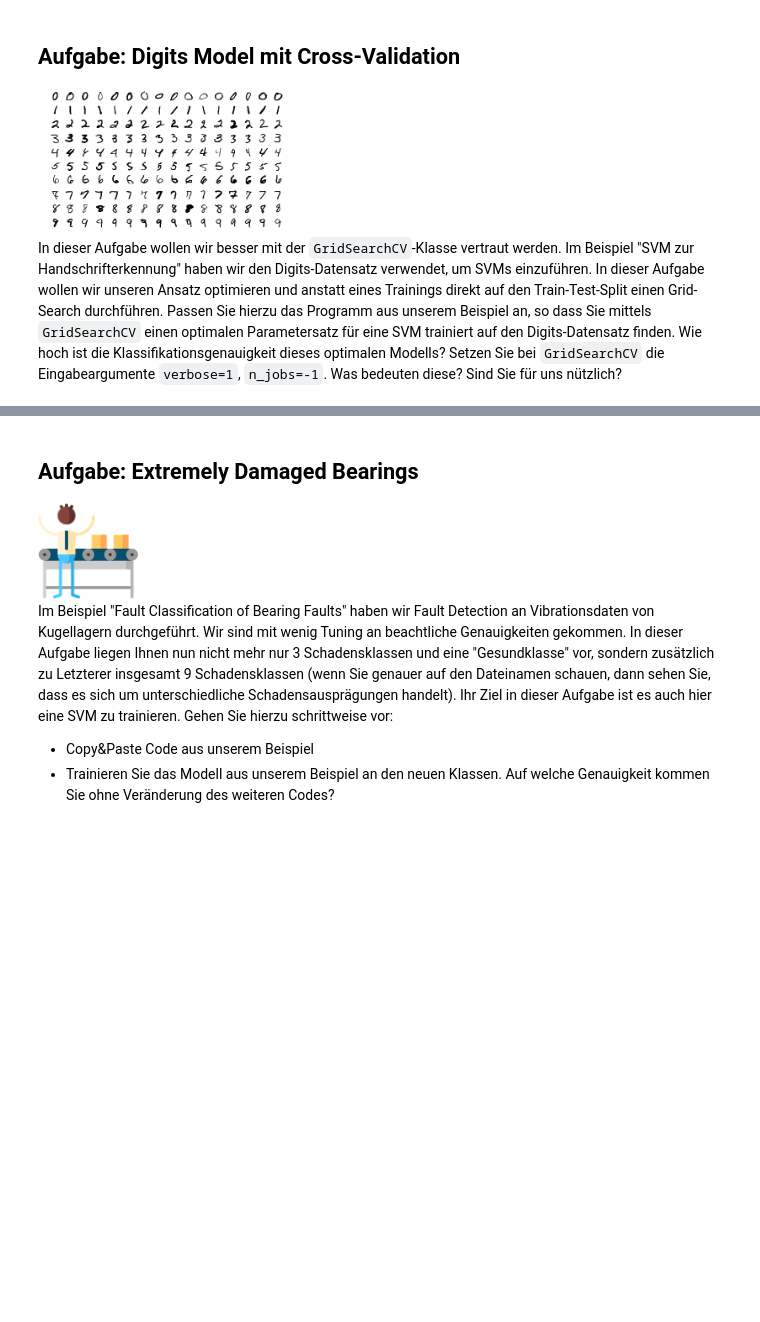
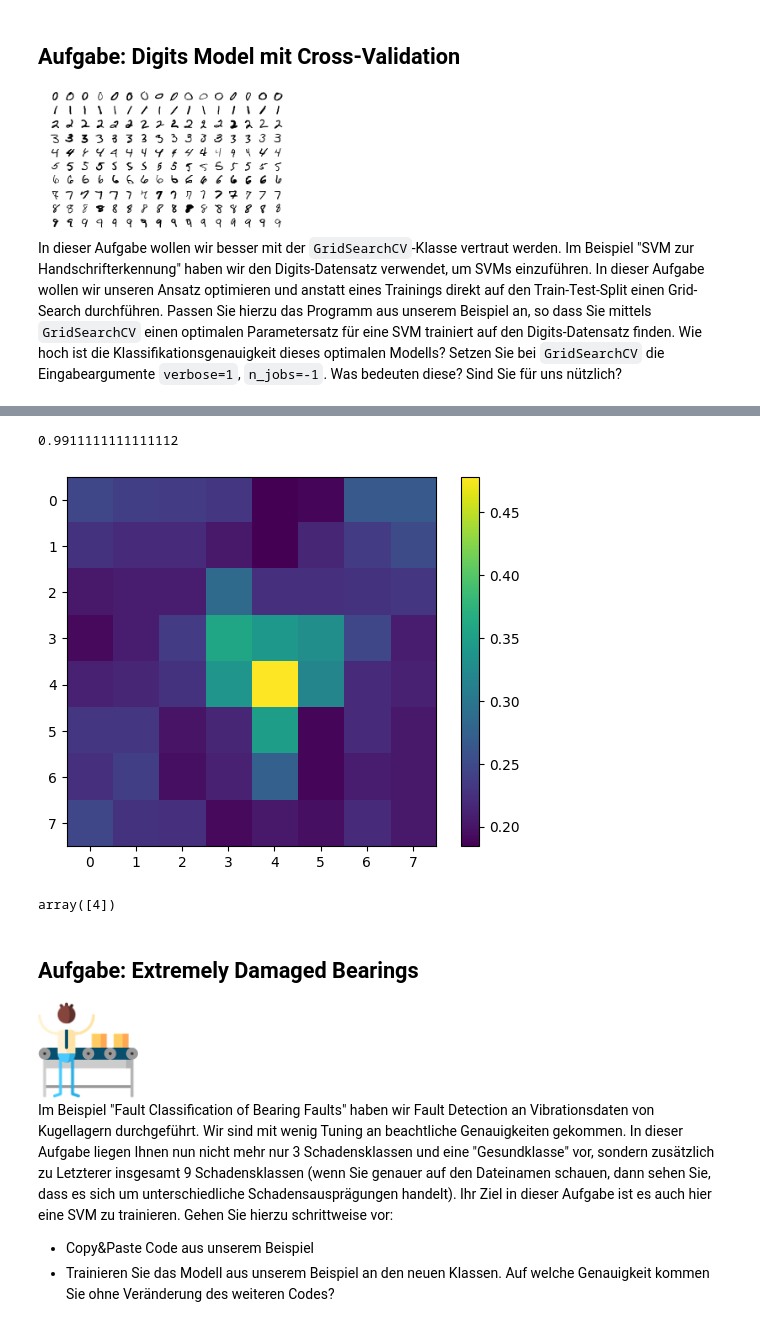
Before and after one commit to Oberfeldwedler/predictive_maintenance, a Jupyter notebook: 03_modeling_svm/code/exercises/edited/03_modeling_svm_exercises_wo_sol.ipynb, the cells around one changed output, grey strips where cells are left out. Cells and saved outputs as stored; diff of their text form; code cells hidden in the pictures; blank space fills up the shorter version.

```diff
--- a/03_modeling_svm/code/exercises/edited/03_modeling_svm_exercises_wo_sol.ipynb
+++ b/03_modeling_svm/code/exercises/edited/03_modeling_svm_exercises_wo_sol.ipynb
@@ -83,3 +127,27 @@ In dieser Aufgabe wollen wir besser mit der `GridSearchCV`-Klasse vertraut werde
+# %%
+# Get the best model and predict the test data set
+model = grid.best_estimator_
+ypred = model.predict(Xtest)
+
+# Get accuracy
+from sklearn.metrics import accuracy_score
+accuracy_score(ypred, ytest)
+# %% [output]
+0.9911111111111112
+# %%
+# Import the necessary libraries
+from PIL import Image
+img = Image.open('./../../examples/res/data/digits/4b.jpg').convert('L').resize((8, 8))
+img_array = np.asarray(img) / 255. * -1 + 1
+plt.imshow(img_array)
+plt.colorbar();
+# %% [output]
+[figure, added]
+# %%
+# Score
+model.predict(img_array.reshape((1, -1)))
+# %% [output]
+array([4])
 # %% [markdown]
 ## Aufgabe: Extremely Damaged Bearings
 
```
Also changed, not shown: parts of 9 cells of this notebook, 13 other files.
